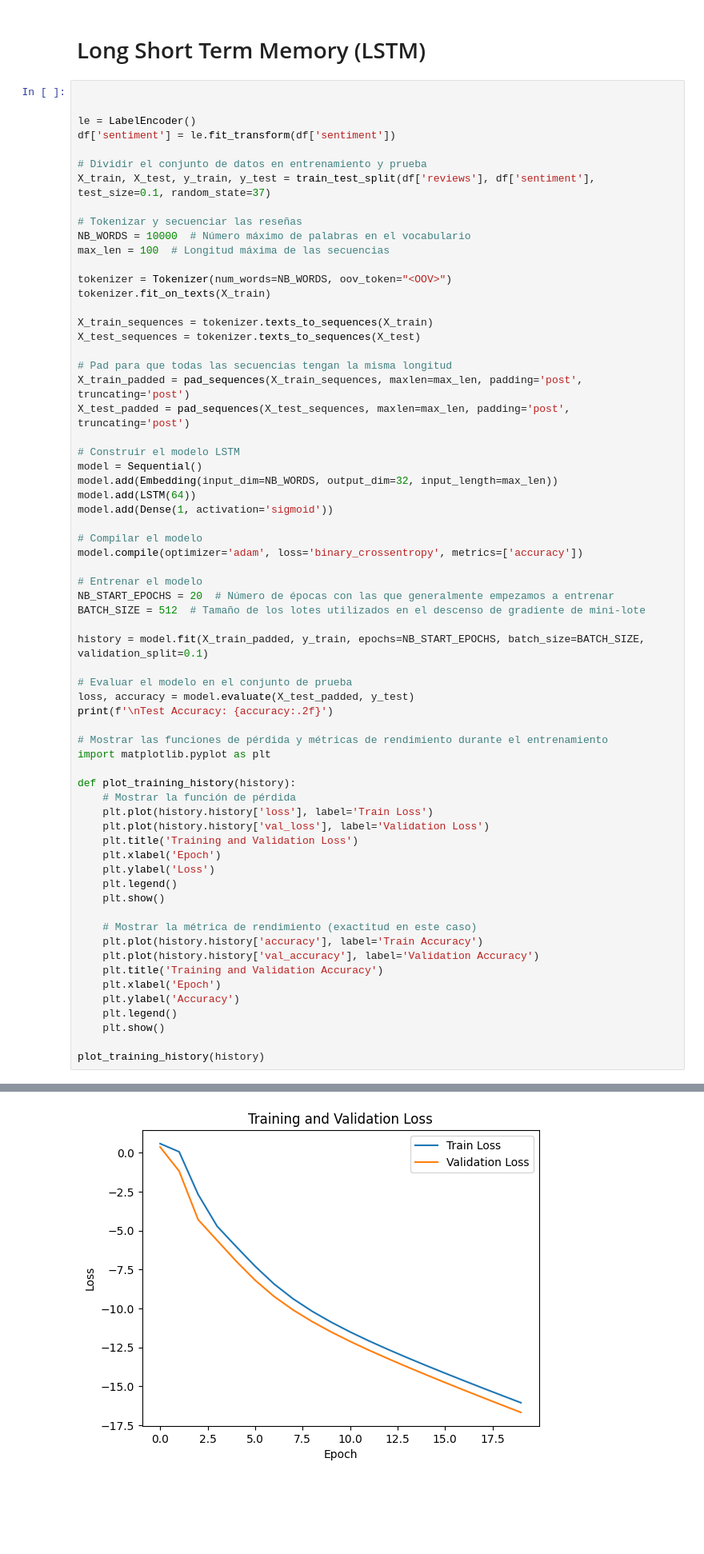
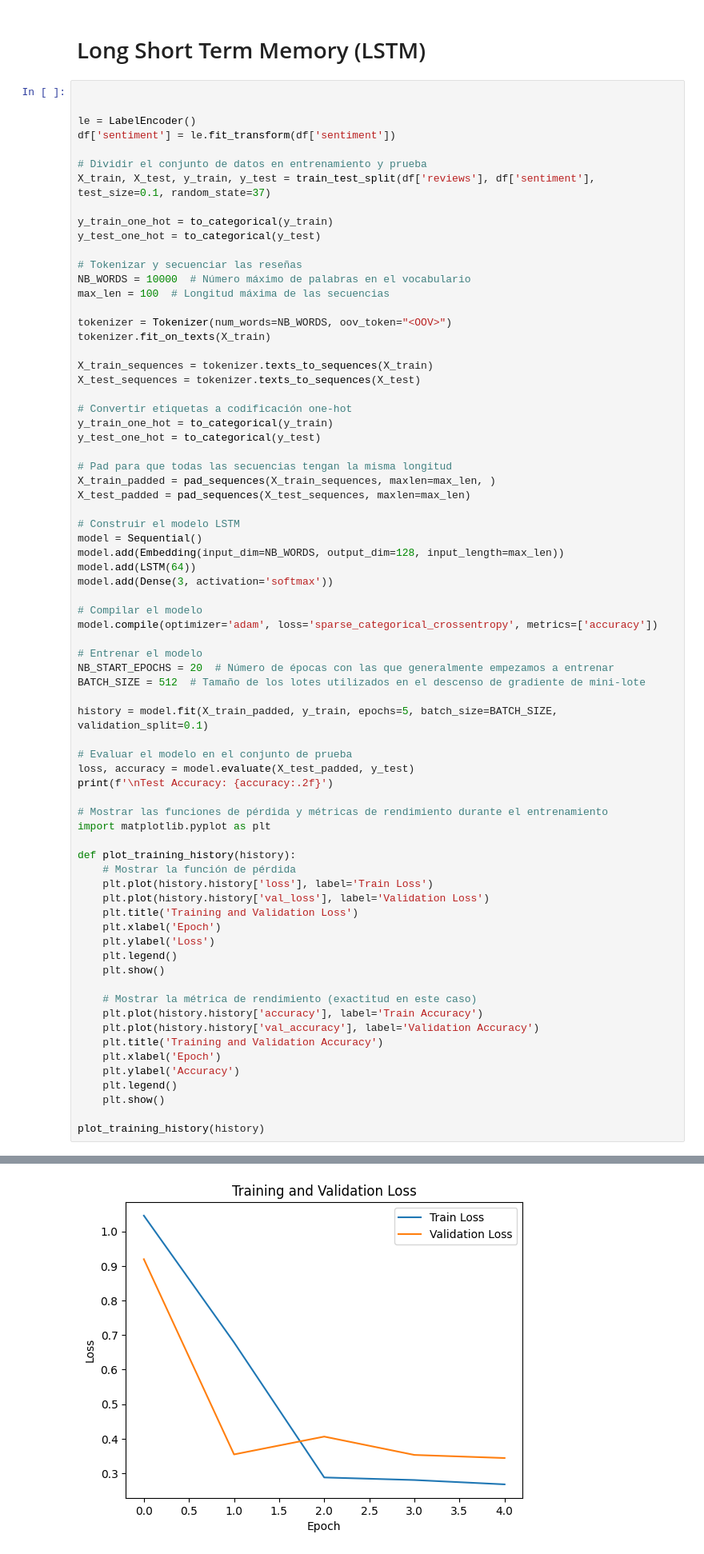
Before and after one commit to Johan-Lopez-Torres/sentiment-analysis-amazon, a Jupyter notebook: codigo-producto.ipynb, the cells around one changed output, grey strips where cells are left out. Shown at 80% size. Saved outputs shown, nothing was run; the diff lists cells and outputs as text; blank space fills up the shorter version.

```diff
--- a/codigo-producto.ipynb
+++ b/codigo-producto.ipynb
@@ -556,6 +608,9 @@ df['sentiment'] = le.fit_transform(df['sentiment'])
 
 # Dividir el conjunto de datos en entrenamiento y prueba
 X_train, X_test, y_train, y_test = train_test_split(df['reviews'], df['sentiment'], test_size=0.1, random_state=37)
+
+y_train_one_hot = to_categorical(y_train)
+y_test_one_hot = to_categorical(y_test)
 
 # Tokenizar y secuenciar las reseñas
 NB_WORDS = 10000  # Número máximo de palabras en el vocabulario
@@ -567,24 +622,28 @@ tokenizer.fit_on_texts(X_train)
 X_train_sequences = tokenizer.texts_to_sequences(X_train)
 X_test_sequences = tokenizer.texts_to_sequences(X_test)
 
+# Convertir etiquetas a codificación one-hot
+y_train_one_hot = to_categorical(y_train)
+y_test_one_hot = to_categorical(y_test)
+
 # Pad para que todas las secuencias tengan la misma longitud
-X_train_padded = pad_sequences(X_train_sequences, maxlen=max_len, padding='post', truncating='post')
-X_test_padded = pad_sequences(X_test_sequences, maxlen=max_len, padding='post', truncating='post')
+X_train_padded = pad_sequences(X_train_sequences, maxlen=max_len, )
+X_test_padded = pad_sequences(X_test_sequences, maxlen=max_len)
 
 # Construir el modelo LSTM
 model = Sequential()
-model.add(Embedding(input_dim=NB_WORDS, output_dim=32, input_length=max_len))
+model.add(Embedding(input_dim=NB_WORDS, output_dim=128, input_length=max_len))
 model.add(LSTM(64))
-model.add(Dense(1, activation='sigmoid'))
+model.add(Dense(3, activation='softmax'))
 
 # Compilar el modelo
-model.compile(optimizer='adam', loss='binary_crossentropy', metrics=['accuracy'])
+model.compile(optimizer='adam', loss='sparse_categorical_crossentropy', metrics=['accuracy'])
 
 # Entrenar el modelo
 NB_START_EPOCHS = 20  # Número de épocas con las que generalmente empezamos a entrenar
 BATCH_SIZE = 512  # Tamaño de los lotes utilizados en el descenso de gradiente de mini-lote
 
-history = model.fit(X_train_padded, y_train, epochs=NB_START_EPOCHS, batch_size=BATCH_SIZE, validation_split=0.1)
+history = model.fit(X_train_padded, y_train, epochs=5, batch_size=BATCH_SIZE, validation_split=0.1)
 
 # Evaluar el modelo en el conjunto de prueba
 loss, accuracy = model.evaluate(X_test_padded, y_test)
@@ -634 +689 @@ Test Accuracy: 0.03
-[figure, old version]
+[figure, new version]
```
Also changed, not shown: parts of 63 cells of this notebook.
